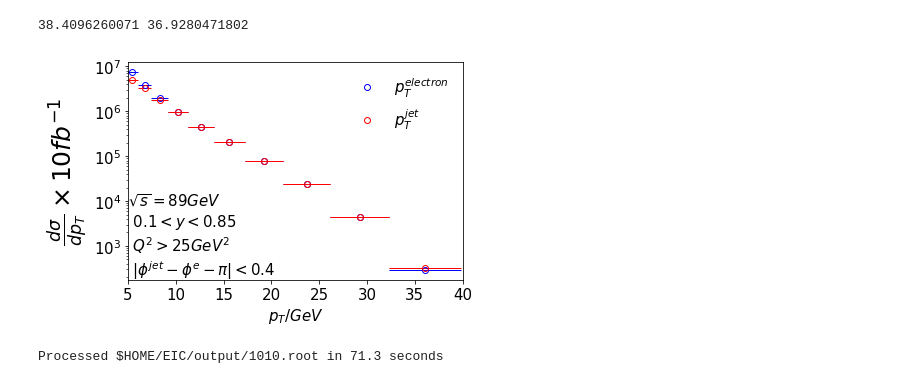
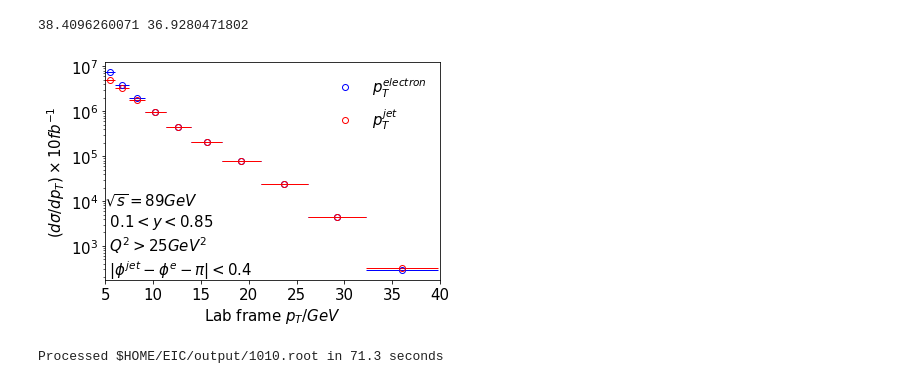
Before and after one commit to y-song/notebooks, a Jupyter notebook: pt_electron_jet_cross_section.ipynb, the cells around one changed output. Drawn from its saved outputs; the diff is of its cells as text; code cells hidden in the pictures.

```diff
--- a/pt_electron_jet_cross_section.ipynb
+++ b/pt_electron_jet_cross_section.ipynb
@@ -75,21 +72,21 @@ x2, y2, xerr = getHist(b, 'pt_jet', xvar_array)
 # %%
 #fig = plt.figure(figsize=(10,8))
 plt.errorbar(x1, 10*y1*xsec*1e12/(2*ntrials*xerr), xerr = xerr, fmt='none', color='b', elinewidth=1)
 plt.plot(x1, 10*y1*xsec*1e12/(2*ntrials*xerr), 'bo', fillstyle='none', label='$p_T^{electron}$')
 plt.errorbar(x2, 10*y2*xsec*1e12/(2*ntrials*xerr), xerr=xerr, fmt='none', color='r', elinewidth=1)
 plt.plot(x2, 10*y2*xsec*1e12/(2*ntrials*xerr), 'ro', fillstyle='none', label='$p_T^{jet}$')
 plt.xticks(fontsize=15)
 plt.yticks(fontsize=15)
 plt.yscale('log')
-plt.xlabel('$p_T / GeV$', fontsize=15)
-plt.ylabel(r'$\frac{d\sigma}{dp_T} \times 10fb^{-1}$', fontsize=25)
+plt.xlabel('Lab frame $p_T / GeV$', fontsize=15)
+plt.ylabel(r'$(d\sigma/dp_T) \times 10fb^{-1}$', fontsize=15)
 plt.xlim(left=5, right=40)
 plt.legend(prop={'size': 15}, frameon=False, loc='best')
 plt.text(5,2e2,'$\sqrt{s} = 89 GeV$ \n $0.1 < y < 0.85$ \n $Q^2 > 25 GeV^2$ \n $|\phi^{jet} - \phi^e - \pi|<0.4$',\
         fontsize=15)
 plt.savefig('images/pt_electron_jet_10fb-1.pdf', bbox_inches='tight')
 # %% [output]
-[figure, old version]
+[figure, new version]
 # %%
 dataFiles = ["$HOME/EIC/output/1010.root"]
 b = getData(dataFiles)
```
Also changed, not shown: parts of 2 cells of this notebook.
